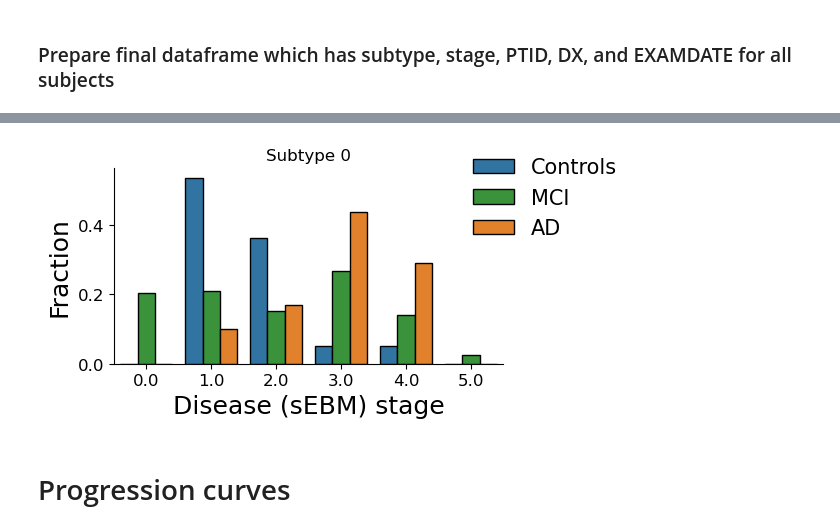
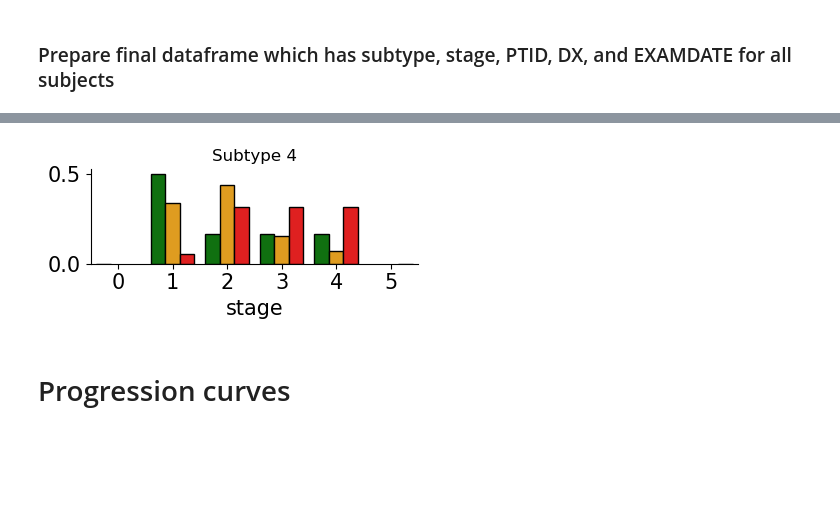
Before and after one commit to pathology-dynamics/s-SuStaIn, a Jupyter notebook: notebooks/s-SuStaIn-plotting.ipynb, the cells around one changed output, grey strips where cells are left out. Cells and saved outputs as stored; diff of their text form; code cells hidden in the pictures; blank space fills up the shorter version.

```diff
--- a/notebooks/s-SuStaIn-plotting.ipynb
+++ b/notebooks/s-SuStaIn-plotting.ipynb
@@ -172,8 +177,19 @@ mci_solved[["PTID", "EXAMDATE"]] = df_mci[["PTID", "EXAMDATE"]]
 final_df = pd.concat([cnad_solved, mci_solved], axis=0)
 # %%
 final_df["DX"] = final_df["DX"].map({0.0:"Controls", 1.0:"AD", 2.0:"MCI"})
+# %%
+def append_counts_bar(df, st_min=0, st_max=5):
+    if df["stage"].min() > st_min:
+        new_row = {"stage":0.0, "DX":"Controls", "value":0.0}
+#         new_row = {"stage":0.0, "DX":"MCI", "value":0.0}
+#         new_row = {"stage":0.0, "DX":"AD", "value":0.0}
+        df = df.append(new_row, ignore_index=True)
+    if df["stage"].max() < st_max:
+        new_row = {"stage":5.0, "DX":"AD", "value":0.0}
+        df = df.append(new_row, ignore_index=True)
+    return df
 # %%
-subtype_select = 0.0
+subtype_select = 3
 final_df_grouped = final_df[final_df["subtype"] == subtype_select].groupby(["stage", "DX"]).size().reset_index()
 final_df_pivot = final_df_grouped.pivot(columns="DX", values=0, index="stage").fillna(0)
 final_df_pivot /= final_df_pivot.sum(axis=0)
@@ -192,23 +197,31 @@ final_df_grouped.pivot(columns="DX", values=0, index="stage").fillna(0)
+# %%
+counts_bar = append_counts_bar(counts_bar)
+# %%
+counts_bar["stage"] = counts_bar["stage"].astype(int)
 # %%
-fig, ax = plt.subplots(figsize=(6,3))
+fig, ax = plt.subplots(figsize=(4,2))
 hue_order=["Controls", "MCI", "AD"]
-palette = ["C0", "C2","C1"]
+palette = ["g", "orange","r"]
 sns.barplot(data=counts_bar, x="stage", y="value",
             hue="DX",ax=ax, hue_order=hue_order,
             palette=palette,edgecolor="k",linewidth=1)
-ax.set_xlabel("Disease (sEBM) stage", fontsize=18)
-ax.set_ylabel("Fraction", fontsize=18)
-ax.tick_params(axis='both', which='major', labelsize=12)
-ax.legend(title="", fontsize=15, framealpha=0.0, loc=(0.9,0.6))
-ax.set_title("Subtype {}".format(int(subtype_select)))
-# ax.text(s=r"p-value ($\chi^{2}$) < 1 x $10^{-18}$ ",x=1.0,y=0.5, fontsize=15)
+ax.set_xlabel("stage", fontsize=15)
+ax.set_ylabel("")
+
+ax.get_legend().remove()
+
+ax.tick_params(axis='both', which='major', labelsize=15)
+
+
+# ax.set_ylim([0])
+ax.set_title("Subtype {}".format(int(subtype_select+1)), fontsize=12)
 sns.despine()
 plt.tight_layout()
 fig_path = "/nethome/rtandon32/ebm/s-SuStain-outputs/sim_tadpole9_mixture_GMM/figures"
-fname = "stage_hist_subtype_{}.png".format(int(subtype_select))
+fname = "stage_hist_subtype_{}.png".format(int(subtype_select+1))
 fig.savefig(os.path.join(fig_path, fname), dpi=300, transparent=True)
 # %% [output]
-[figure, old version]
+[figure, new version]
 # %% [markdown]
 # Progression curves
 # %%
```
Also changed, not shown: parts of 20 cells of this notebook, 9 other files.
